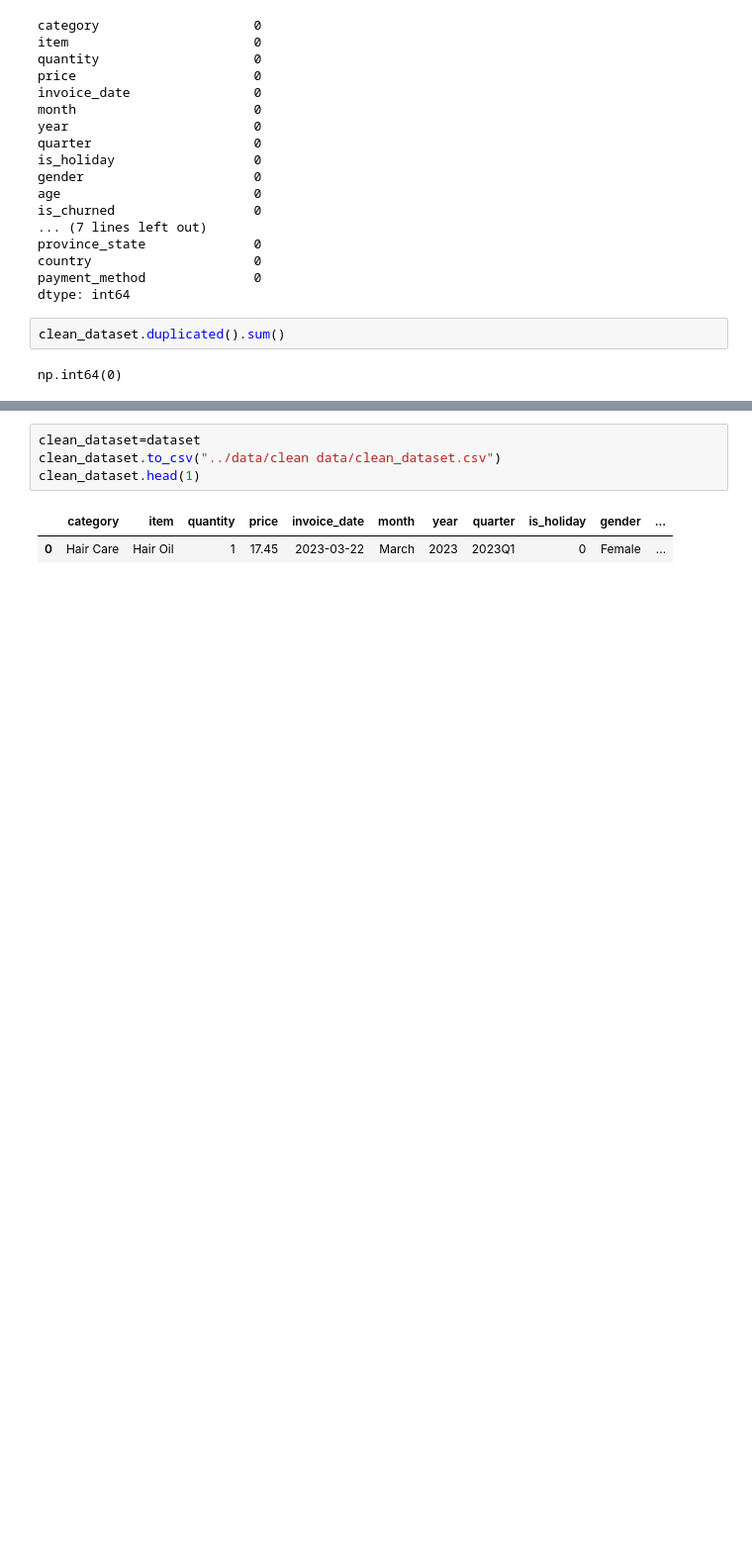
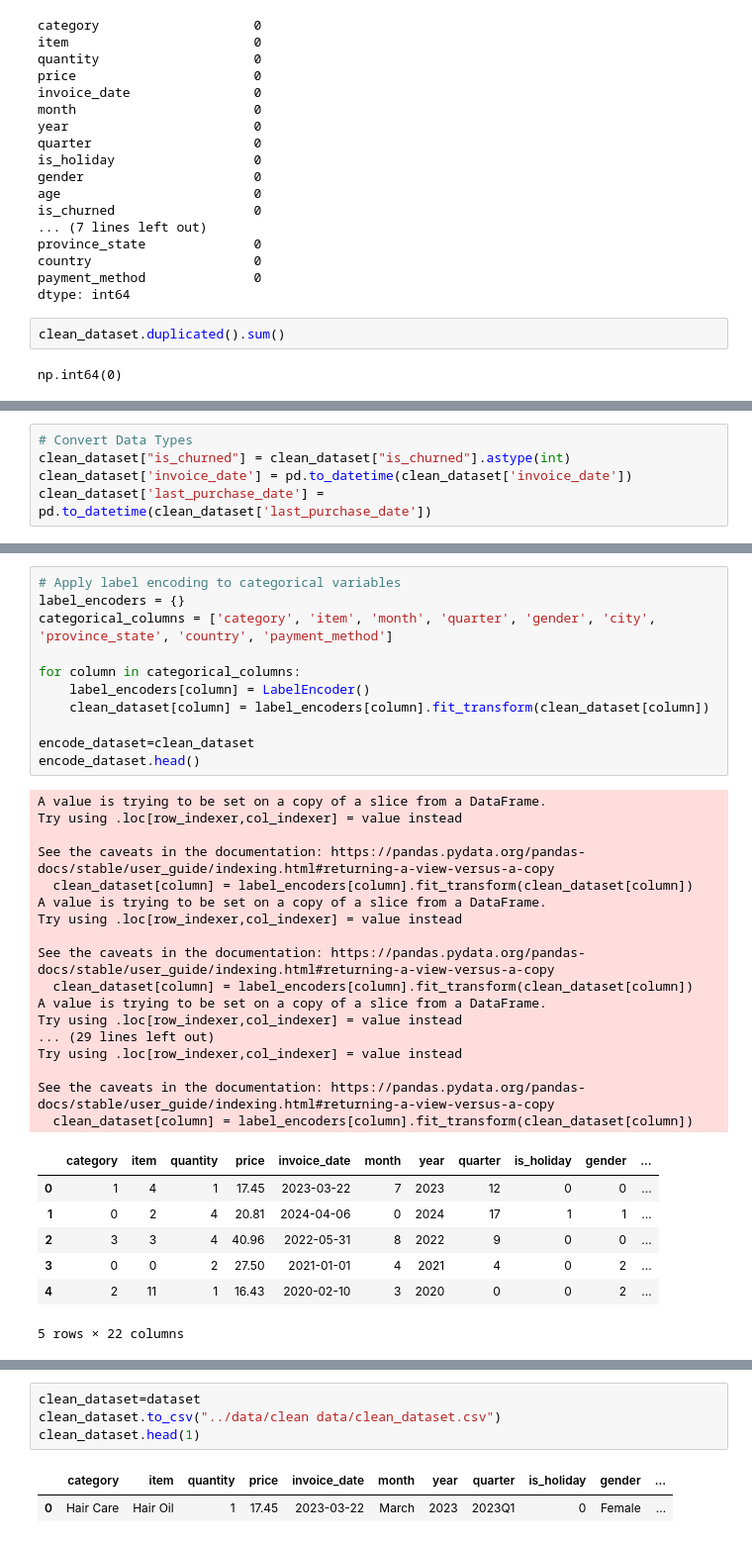
Before and after one commit to SobiaNoorAI/E-Commerce-Customer-Churn-Prediction, a Jupyter notebook: notebooks/Fact_Customer_Table.ipynb, the cells around one changed output, grey strips where cells are left out. Shown: that part at 99% size. Saved outputs shown, nothing was run; the diff lists cells and outputs as text; blank space fills up the shorter version.

```diff
--- a/notebooks/Fact_Customer_Table.ipynb
+++ b/notebooks/Fact_Customer_Table.ipynb
@@ -261,0 +308,5 @@ np.int64(0)
+# %%
+# Convert Data Types
+clean_dataset["is_churned"] = clean_dataset["is_churned"].astype(int)
+clean_dataset['invoice_date'] = pd.to_datetime(clean_dataset['invoice_date'])
+clean_dataset['last_purchase_date'] = pd.to_datetime(clean_dataset['last_purchase_date'])
@@ -261,0 +390,36 @@ np.int64(0)
+# %%
+# Apply label encoding to categorical variables
+label_encoders = {}
+categorical_columns = ['category', 'item', 'month', 'quarter', 'gender', 'city', 'province_state', 'country', 'payment_method']
+
+for column in categorical_columns:
+    label_encoders[column] = LabelEncoder()
+    clean_dataset[column] = label_encoders[column].fit_transform(clean_dataset[column])
+
+encode_dataset=clean_dataset
+encode_dataset.head()
+# %% [output]
+A value is trying to be set on a copy of a slice from a DataFrame.
+Try using .loc[row_indexer,col_indexer] = value instead
+
+See the caveats in the documentation: https://pandas.pydata.org/pandas-docs/stable/user_guide/indexing.html#returning-a-view-versus-a-copy
+  clean_dataset[column] = label_encoders[column].fit_transform(clean_dataset[column])
+A value is trying to be set on a copy of a slice from a DataFrame.
+Try using .loc[row_indexer,col_indexer] = value instead
+
+See the caveats in the documentation: https://pandas.pydata.org/pandas-docs/stable/user_guide/indexing.html#returning-a-view-versus-a-copy
+  clean_dataset[column] = label_encoders[column].fit_transform(clean_dataset[column])
+A value is trying to be set on a copy of a slice from a DataFrame.
+Try using .loc[row_indexer,col_indexer] = value instead
+... (29 lines left out)
+Try using .loc[row_indexer,col_indexer] = value instead
+
+See the caveats in the documentation: https://pandas.pydata.org/pandas-docs/stable/user_guide/indexing.html#returning-a-view-versus-a-copy
+  clean_dataset[column] = label_encoders[column].fit_transform(clean_dataset[column])
+|  | category | item | quantity | price | invoice_date | month | year | quarter | is_holiday | gender | ... |
+| 0 | 1 | 4 | 1 | 17.45 | 2023-03-22 | 7 | 2023 | 12 | 0 | 0 | ... |
+| 1 | 0 | 2 | 4 | 20.81 | 2024-04-06 | 0 | 2024 | 17 | 1 | 1 | ... |
+| 2 | 3 | 3 | 4 | 40.96 | 2022-05-31 | 8 | 2022 | 9 | 0 | 0 | ... |
+| 3 | 0 | 0 | 2 | 27.50 | 2021-01-01 | 4 | 2021 | 4 | 0 | 2 | ... |
+| 4 | 2 | 11 | 1 | 16.43 | 2020-02-10 | 3 | 2020 | 0 | 0 | 2 | ... |
+5 rows × 22 columns
```
Also changed, not shown: parts of 33 cells of this notebook.
